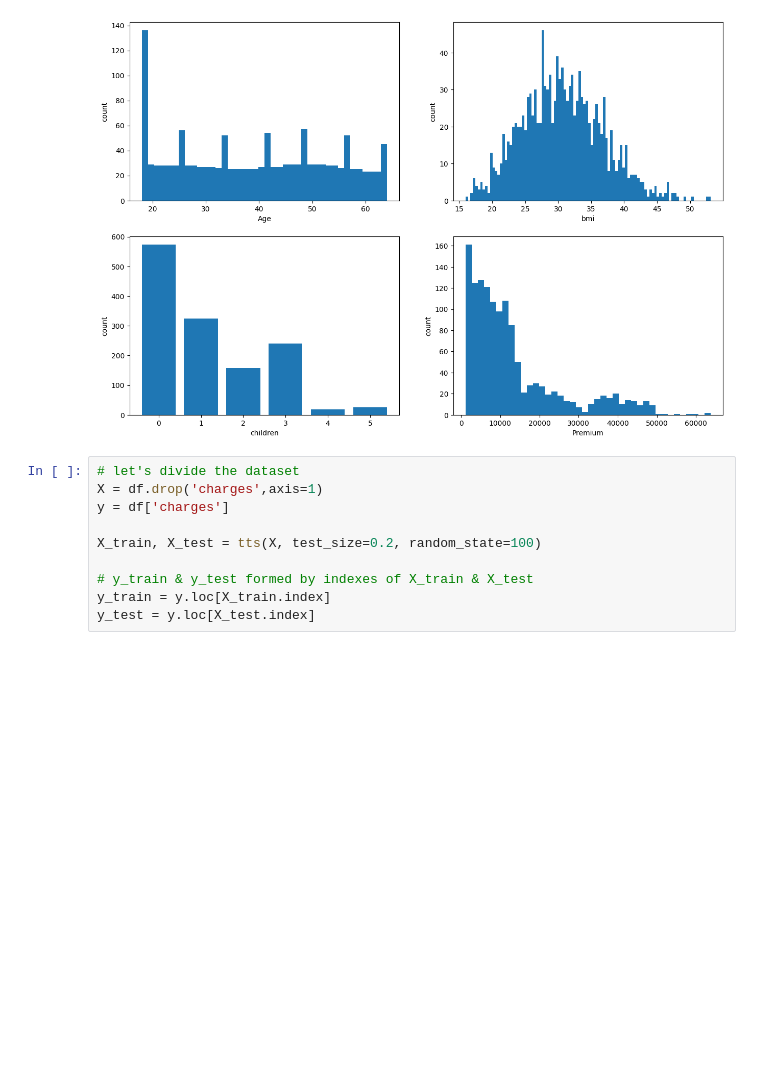
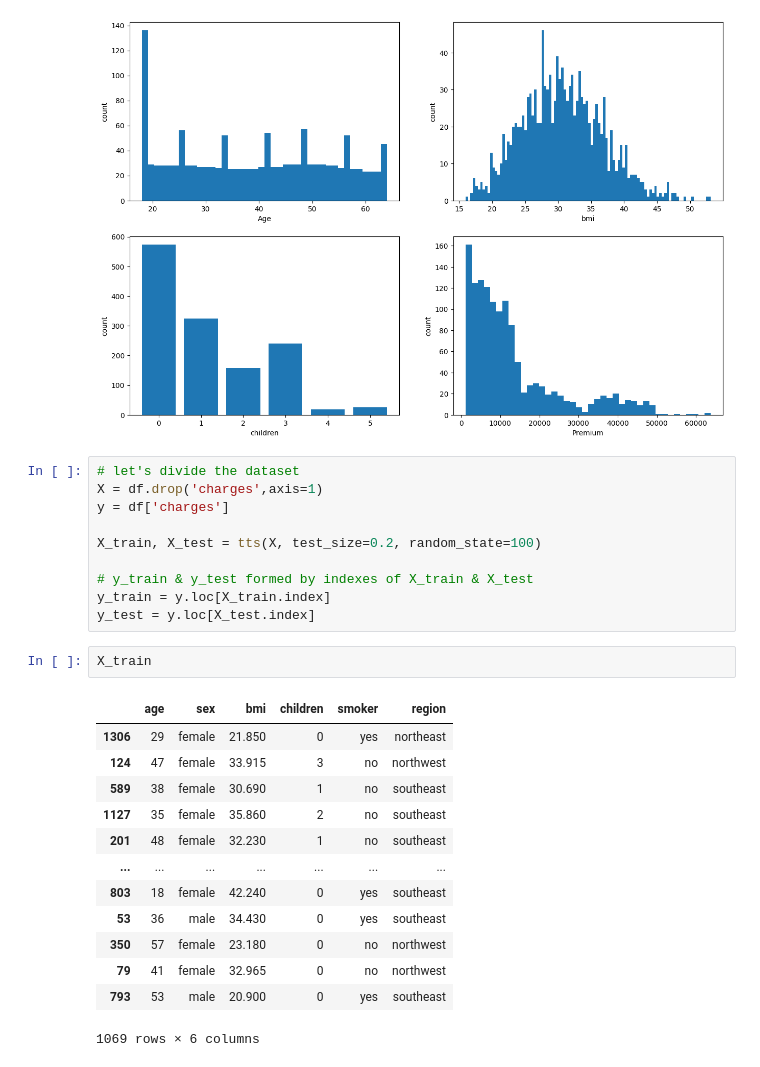
Before and after one commit to agustinluj/machine-learning-python-template-3, a Jupyter notebook: src/explore.ipynb, the cells around one changed output. Drawn from its saved outputs; the diff is of its cells as text; blank space fills up the shorter version.

Commit message:
model trained

```diff
--- a/src/explore.ipynb
+++ b/src/explore.ipynb
@@ -127,3 +129,19 @@ X_train, X_test = tts(X, test_size=0.2, random_state=100)
 # y_train & y_test formed by indexes of X_train & X_test
 y_train = y.loc[X_train.index]
 y_test = y.loc[X_test.index]
+# %%
+X_train
+# %% [output]
+|  | age | sex | bmi | children | smoker | region |
+| 1306 | 29 | female | 21.850 | 0 | yes | northeast |
+| 124 | 47 | female | 33.915 | 3 | no | northwest |
+| 589 | 38 | female | 30.690 | 1 | no | southeast |
+| 1127 | 35 | female | 35.860 | 2 | no | southeast |
+| 201 | 48 | female | 32.230 | 1 | no | southeast |
+| ... | ... | ... | ... | ... | ... | ... |
+| 803 | 18 | female | 42.240 | 0 | yes | southeast |
+| 53 | 36 | male | 34.430 | 0 | yes | southeast |
+| 350 | 57 | female | 23.180 | 0 | no | northwest |
+| 79 | 41 | female | 32.965 | 0 | no | northwest |
+| 793 | 53 | male | 20.900 | 0 | yes | southeast |
+1069 rows × 6 columns
```
Also changed, not shown: parts of 11 cells of this notebook.
